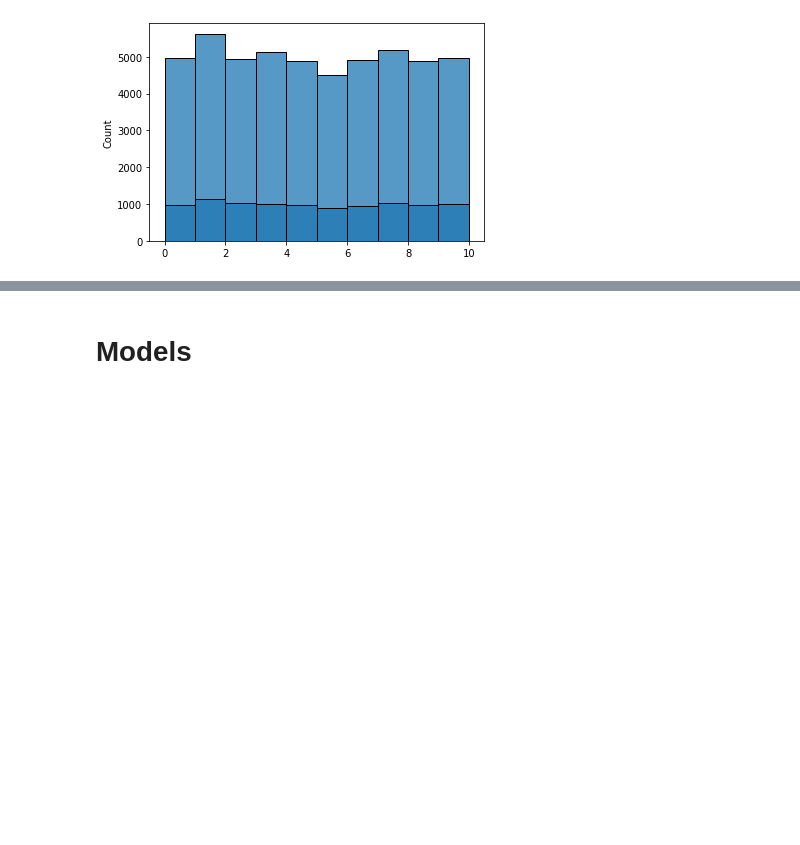
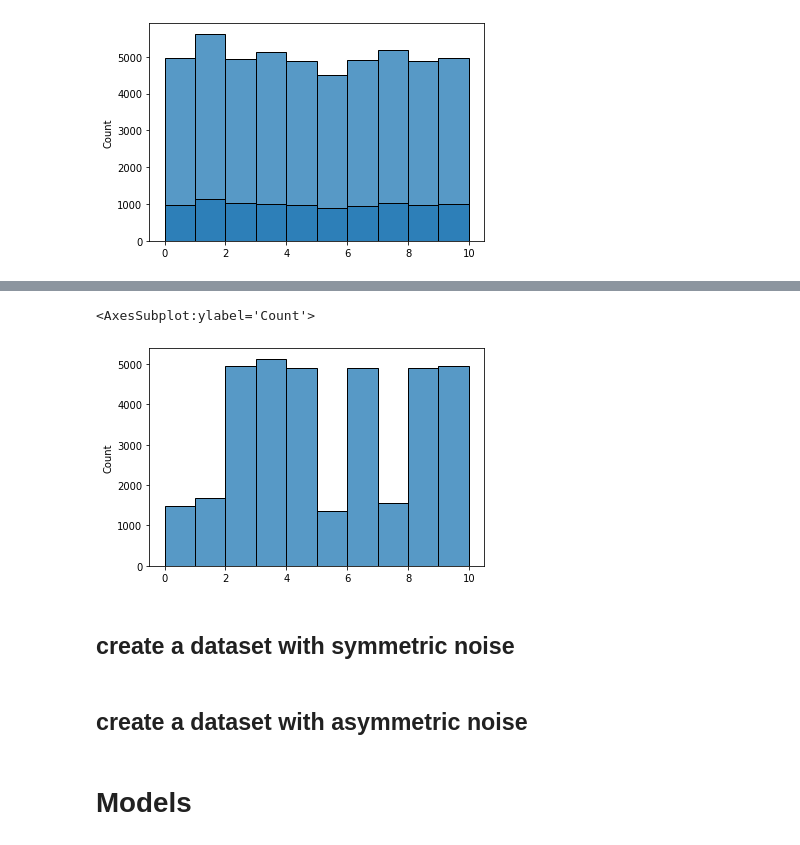
Before and after one commit to navidmdn/cse555-final-project, a Jupyter notebook: main.ipynb, the cells around one changed output, grey strips where cells are left out. Saved outputs shown, nothing was run; the diff lists cells and outputs as text; code cells hidden in the pictures; blank space fills up the shorter version.

Commit message:
imbalanced dataset added

```diff
--- a/main.ipynb
+++ b/main.ipynb
@@ -20,6 +20,18 @@ batch_size_train = 128
 batch_size_test = 100
 random_seed = 12453211
 
+imbalanced_weights = {
+    0: 0.3,
+    1: 0.3,
+    2: 1.0,
+    3: 1.0,
+    4: 1.0,
+    5: 0.3,
+    6: 1.0,
+    7: 0.3,
+    8: 1.0,
+    9: 1.0
+}
 
 torch.manual_seed(random_seed)
 np.random.seed(random_seed)
@@ -94,0 +113,23 @@ sns.histplot(test_y, bins=[i for i in range(11)])
+# %%
+def make_imbalanced(ds_x, ds_y, imbalanced_weights=imbalanced_weights):
+    class_partition = {k:[] for k in range(10)}
+
+    for x, y in zip(ds_x, ds_y):
+        class_partition[y].append((x, y))
+
+    for i in range(10):
+        idxs = np.random.randint(0, len(class_partition[i]), int(imbalanced_weights[i]*len(class_partition[i])))
+        class_partition[i] = [class_partition[i][j] for j in idxs]
+        print(f"class {i}: size={len(class_partition[i])}")
+
+    imbalanced_train = []
+
+    for partition in class_partition.values():
+        imbalanced_train.extend(partition)
+
+    np.random.shuffle(imbalanced_train)
+    imbalanced_train_x, imbalanced_train_y = zip(*imbalanced_train)
+
+    return imbalanced_train_x, imbalanced_train_y
+
+imb_train_x, imb_train_y = make_imbalanced(train_x, train_y)
@@ -94,0 +147,7 @@ sns.histplot(test_y, bins=[i for i in range(11)])
+# %%
+sns.histplot(imb_train_y, bins=[i for i in range(11)])
+# %% [output]
+<AxesSubplot:ylabel='Count'>
+[figure, added]
+# %% [markdown]
+## create a dataset with symmetric noise
@@ -94,0 +157,2 @@ sns.histplot(test_y, bins=[i for i in range(11)])
+# %% [markdown]
+## create a dataset with asymmetric noise
```
Also changed, not shown: parts of 14 cells of this notebook.
